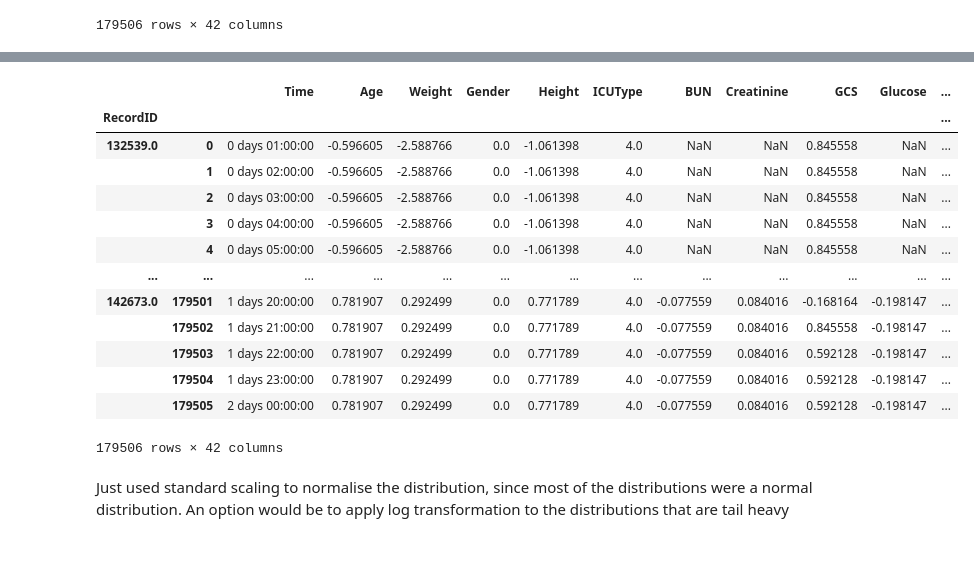
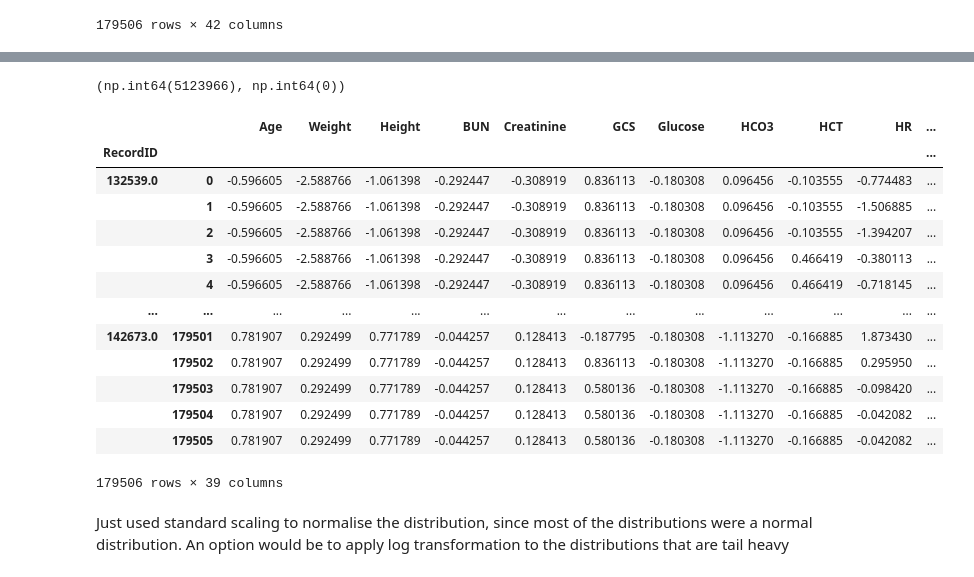
Before and after one commit to AKButani/ML4H_Project1, a Jupyter notebook: main.ipynb, the cells around one changed output, grey strips where cells are left out. Saved outputs shown, nothing was run; the diff lists cells and outputs as text; code cells hidden in the pictures.

Commit message:
added median filling for values that start with null

```diff
--- a/main.ipynb
+++ b/main.ipynb
@@ -288,3 +288,7 @@ cols_to_exclude = ["RecordID", "Time", "Gender", "ICUType"]
 numeric_cols = [col for col in patient_df_imputed.columns
                 if col not in cols_to_exclude and
                 np.issubdtype(patient_df_imputed[col].dtype, np.number)]
+# %%
+patient_df_filled = patient_df_imputed.copy()
+patient_df_filled = patient_df_imputed[numeric_cols].fillna(patient_df_imputed[numeric_cols].median())
+patient_df_filled
@@ -291,23 +310,27 @@ numeric_cols = [col for col in patient_df_imputed.columns
+# %%
+patient_df.isna().sum().sum(), patient_df_filled.isna().sum().sum()
+# %% [output]
+(np.int64(5123966), np.int64(0))
 # %%
 scaler = StandardScaler()
-df_scaled = patient_df_imputed.copy()
+df_scaled = patient_df_filled.copy()
 df_scaled[numeric_cols] = scaler.fit_transform(df_scaled[numeric_cols])
 df_scaled
 # %% [output]
-|  |  | Time | Age | Weight | Gender | Height | ICUType | BUN | Creatinine | GCS | Glucose | ... |
+|  |  | Age | Weight | Height | BUN | Creatinine | GCS | Glucose | HCO3 | HCT | HR | ... |
 | RecordID |  |  |  |  |  |  |  |  |  |  |  | ... |
-| 132539.0 | 0 | 0 days 01:00:00 | -0.596605 | -2.588766 | 0.0 | -1.061398 | 4.0 | NaN | NaN | 0.845558 | NaN | ... |
-|  | 1 | 0 days 02:00:00 | -0.596605 | -2.588766 | 0.0 | -1.061398 | 4.0 | NaN | NaN | 0.845558 | NaN | ... |
-|  | 2 | 0 days 03:00:00 | -0.596605 | -2.588766 | 0.0 | -1.061398 | 4.0 | NaN | NaN | 0.845558 | NaN | ... |
-|  | 3 | 0 days 04:00:00 | -0.596605 | -2.588766 | 0.0 | -1.061398 | 4.0 | NaN | NaN | 0.845558 | NaN | ... |
-|  | 4 | 0 days 05:00:00 | -0.596605 | -2.588766 | 0.0 | -1.061398 | 4.0 | NaN | NaN | 0.845558 | NaN | ... |
+| 132539.0 | 0 | -0.596605 | -2.588766 | -1.061398 | -0.292447 | -0.308919 | 0.836113 | -0.180308 | 0.096456 | -0.103555 | -0.774483 | ... |
+|  | 1 | -0.596605 | -2.588766 | -1.061398 | -0.292447 | -0.308919 | 0.836113 | -0.180308 | 0.096456 | -0.103555 | -1.506885 | ... |
+|  | 2 | -0.596605 | -2.588766 | -1.061398 | -0.292447 | -0.308919 | 0.836113 | -0.180308 | 0.096456 | -0.103555 | -1.394207 | ... |
+|  | 3 | -0.596605 | -2.588766 | -1.061398 | -0.292447 | -0.308919 | 0.836113 | -0.180308 | 0.096456 | 0.466419 | -0.380113 | ... |
+|  | 4 | -0.596605 | -2.588766 | -1.061398 | -0.292447 | -0.308919 | 0.836113 | -0.180308 | 0.096456 | 0.466419 | -0.718145 | ... |
 | ... | ... | ... | ... | ... | ... | ... | ... | ... | ... | ... | ... | ... |
-| 142673.0 | 179501 | 1 days 20:00:00 | 0.781907 | 0.292499 | 0.0 | 0.771789 | 4.0 | -0.077559 | 0.084016 | -0.168164 | -0.198147 | ... |
-|  | 179502 | 1 days 21:00:00 | 0.781907 | 0.292499 | 0.0 | 0.771789 | 4.0 | -0.077559 | 0.084016 | 0.845558 | -0.198147 | ... |
-|  | 179503 | 1 days 22:00:00 | 0.781907 | 0.292499 | 0.0 | 0.771789 | 4.0 | -0.077559 | 0.084016 | 0.592128 | -0.198147 | ... |
-|  | 179504 | 1 days 23:00:00 | 0.781907 | 0.292499 | 0.0 | 0.771789 | 4.0 | -0.077559 | 0.084016 | 0.592128 | -0.198147 | ... |
-|  | 179505 | 2 days 00:00:00 | 0.781907 | 0.292499 | 0.0 | 0.771789 | 4.0 | -0.077559 | 0.084016 | 0.592128 | -0.198147 | ... |
+| 142673.0 | 179501 | 0.781907 | 0.292499 | 0.771789 | -0.044257 | 0.128413 | -0.187795 | -0.180308 | -1.113270 | -0.166885 | 1.873430 | ... |
+|  | 179502 | 0.781907 | 0.292499 | 0.771789 | -0.044257 | 0.128413 | 0.836113 | -0.180308 | -1.113270 | -0.166885 | 0.295950 | ... |
+|  | 179503 | 0.781907 | 0.292499 | 0.771789 | -0.044257 | 0.128413 | 0.580136 | -0.180308 | -1.113270 | -0.166885 | -0.098420 | ... |
+|  | 179504 | 0.781907 | 0.292499 | 0.771789 | -0.044257 | 0.128413 | 0.580136 | -0.180308 | -1.113270 | -0.166885 | -0.042082 | ... |
+|  | 179505 | 0.781907 | 0.292499 | 0.771789 | -0.044257 | 0.128413 | 0.580136 | -0.180308 | -1.113270 | -0.166885 | -0.042082 | ... |
-179506 rows × 42 columns
+179506 rows × 39 columns
 # %% [markdown]
 Just used standard scaling to normalise the distribution, since most of the distributions were a normal distribution. An option would be to apply log transformation to the distributions that are tail heavy
 # %% [markdown]
```
Also changed, not shown: parts of 2 cells of this notebook.
